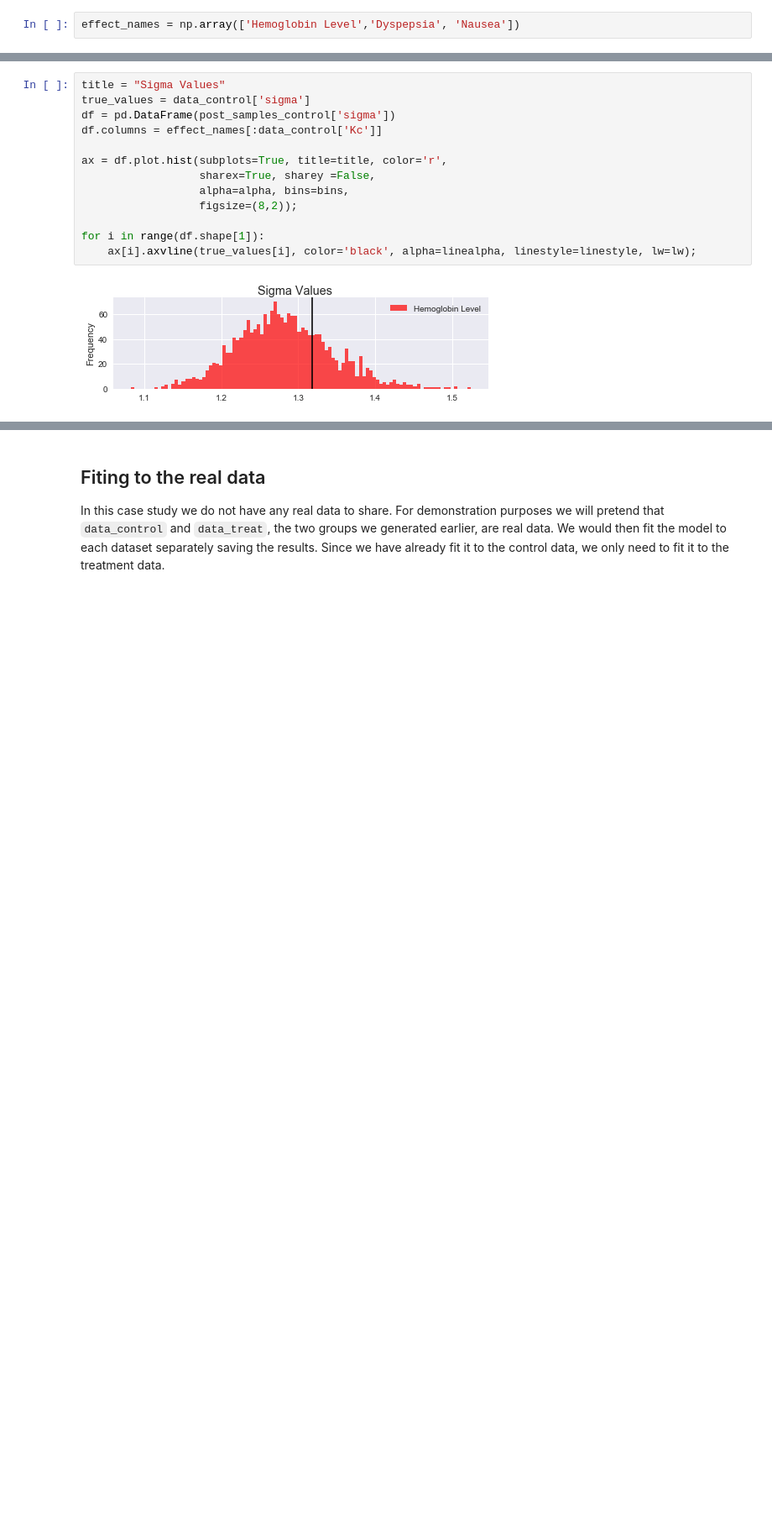
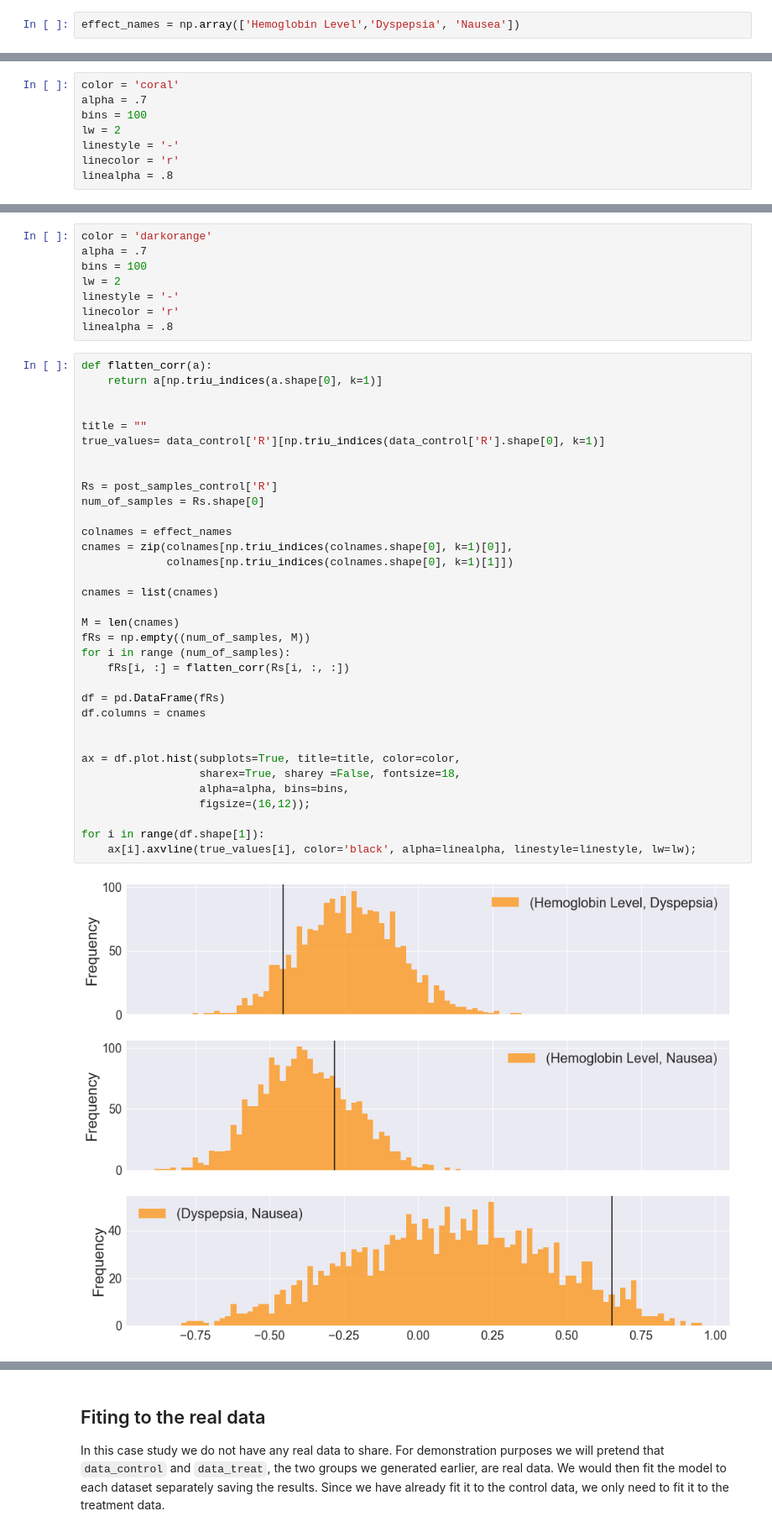
Before and after one commit to bayesways/mixed-data, a Jupyter notebook: notebooks/rosi_py.ipynb, the cells around one changed output, grey strips where cells are left out. Shown at 84% size. Drawn from its saved outputs; the diff is of its cells as text; blank space fills up the shorter version.

```diff
--- a/notebooks/rosi_py.ipynb
+++ b/notebooks/rosi_py.ipynb
@@ -318,2 +353,10 @@ effect_names = np.array(['Hemoglobin Level','Dyspepsia', 'Nausea'])
+# %%
+color = 'coral'
+alpha = .7
+bins = 100
+lw = 2
+linestyle = '-'
+linecolor = 'r'
+linealpha = .8
 # %%
 
@@ -335,15 +381,44 @@ for i in range(df.shape[1]):
+# %%
+color = 'darkorange'
+alpha = .7
+bins = 100
+lw = 2
+linestyle = '-'
+linecolor = 'r'
+linealpha = .8
 # %%
-title = "Sigma Values"
-true_values = data_control['sigma']
-df = pd.DataFrame(post_samples_control['sigma'])
-df.columns = effect_names[:data_control['Kc']]
+def flatten_corr(a):
+    return a[np.triu_indices(a.shape[0], k=1)]
 
-ax = df.plot.hist(subplots=True, title=title, color='r',
-                  sharex=True, sharey =False,
+
+title = ""
+true_values= data_control['R'][np.triu_indices(data_control['R'].shape[0], k=1)]
+
+
+Rs = post_samples_control['R']
+num_of_samples = Rs.shape[0]
+
+colnames = effect_names
+cnames = zip(colnames[np.triu_indices(colnames.shape[0], k=1)[0]],
+             colnames[np.triu_indices(colnames.shape[0], k=1)[1]])
+
+cnames = list(cnames)
+
+M = len(cnames)
+fRs = np.empty((num_of_samples, M))
+for i in range (num_of_samples):
+    fRs[i, :] = flatten_corr(Rs[i, :, :])
+
+df = pd.DataFrame(fRs)
+df.columns = cnames
+
+
+ax = df.plot.hist(subplots=True, title=title, color=color,
+                  sharex=True, sharey =False, fontsize=18,
                   alpha=alpha, bins=bins,
-                  figsize=(8,2));
+                  figsize=(16,12));
 
 for i in range(df.shape[1]):
     ax[i].axvline(true_values[i], color='black', alpha=linealpha, linestyle=linestyle, lw=lw);
 # %% [output]
-[figure, old version]
+[figure, new version]
```
Also changed, not shown: parts of 15 cells of this notebook.
